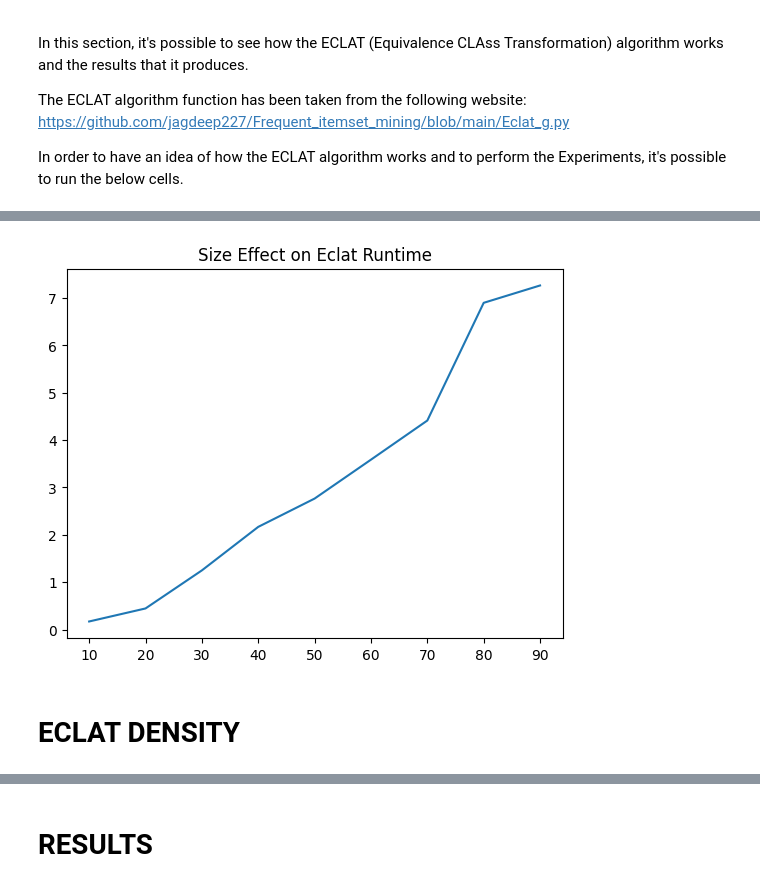
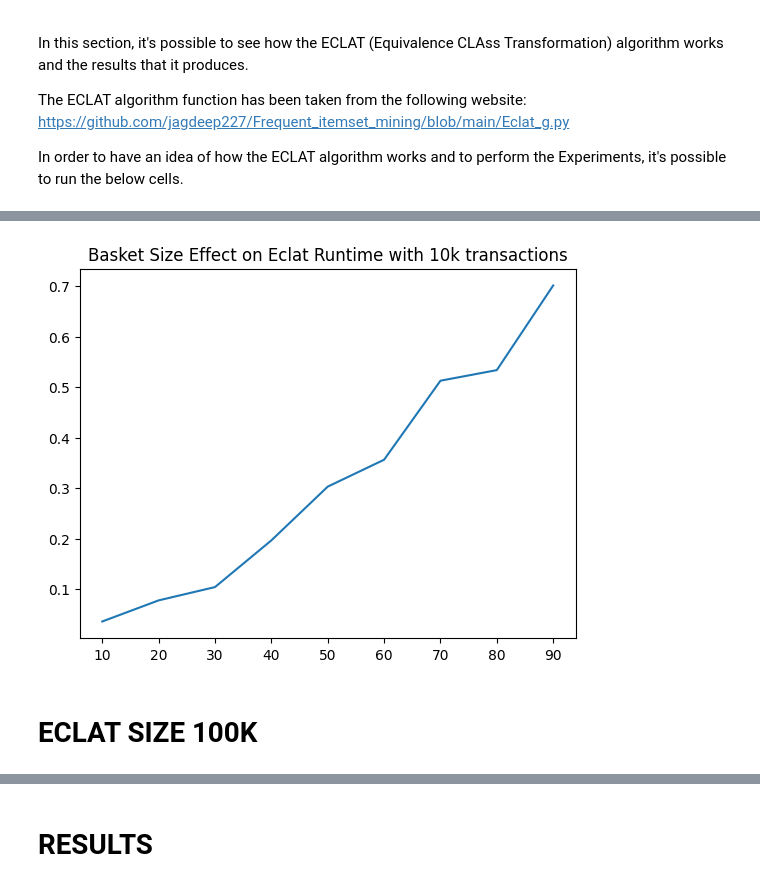
Before and after one commit to NicoloAvesani/Finding-Frequent-Itemsets-, a Jupyter notebook: MINING_PROJECT_APRIORI_ECLAT_FPGROWTH.ipynb, the cells around one changed output, grey strips where cells are left out. Cells and saved outputs as stored; diff of their text form; code cells hidden in the pictures.

Commit message:
ok, now do the results

```diff
--- a/MINING_PROJECT_APRIORI_ECLAT_FPGROWTH.ipynb
+++ b/MINING_PROJECT_APRIORI_ECLAT_FPGROWTH.ipynb
@@ -1549,10 +1810,10 @@ if __name__ == '__main__':
 # %%
-#eclat size
+#eclat size 10K
 
-runtime_eclat = []
+runtime_eclat_size_10k = []
 
-for i in range(len(size_dataset)):
-  dataset = pd.read_csv(size_dataset[i])
+for i in range(len(size_dataset_10k)):
+  dataset = pd.read_csv(size_dataset_10k[i])
 
 # I want the dataset to be a np.array
   dataset_array = np.array(dataset)
@@ -1593,4 +1854,4 @@ for i in range(len(size_dataset)):
       end = time.time()
       result_time = end - start
 
-      runtime_eclat.append(result_time)
+      runtime_eclat_size_10k.append(result_time)
@@ -1609,11 +1870,11 @@ runtime_eclat
 # %%
-plt.title('Size Effect on Eclat Runtime')
-plt.plot(runtime_eclat,)
+plt.title('Basket Size Effect on Eclat Runtime with 10k transactions')
+plt.plot(runtime_eclat_size_10k)
 size = ['10','20','30','40','50','60','70','80','90']
 plt.xticks(range(len(size)), size)
 plt.show()
 # %% [output]
-[figure, old version]
+[figure, new version]
 # %% [markdown]
-# ECLAT DENSITY
+# ECLAT SIZE 100K
 # %%
```
Also changed, not shown: parts of 27 cells of this notebook.
